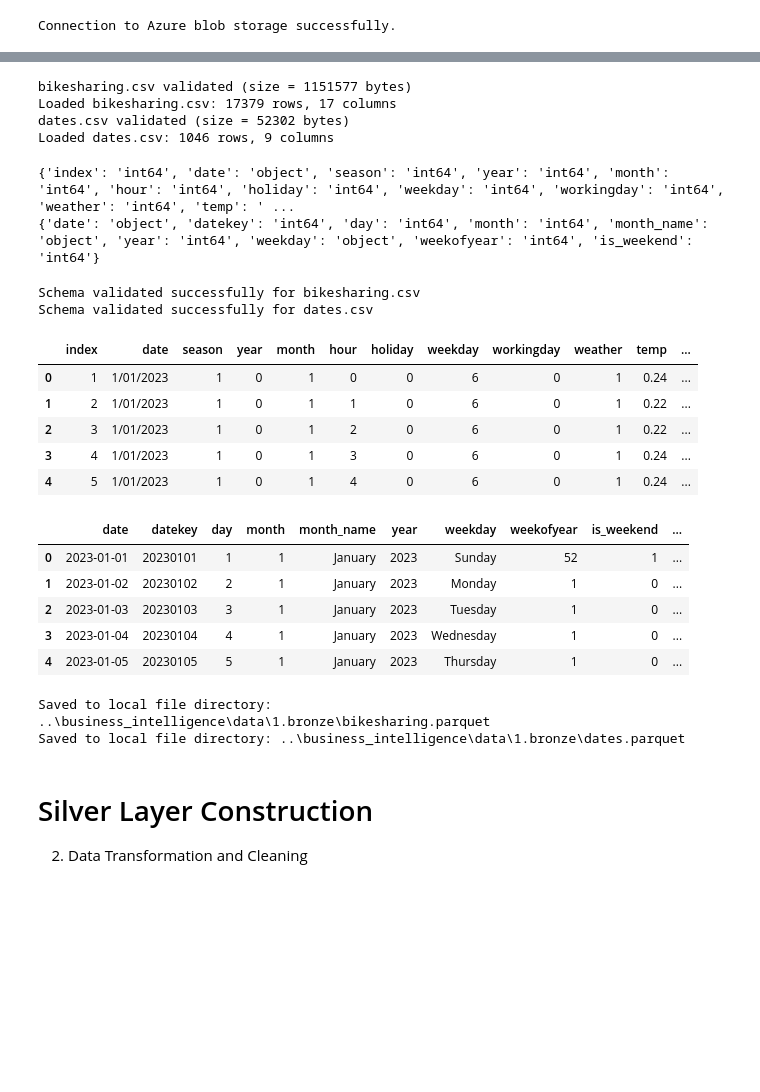
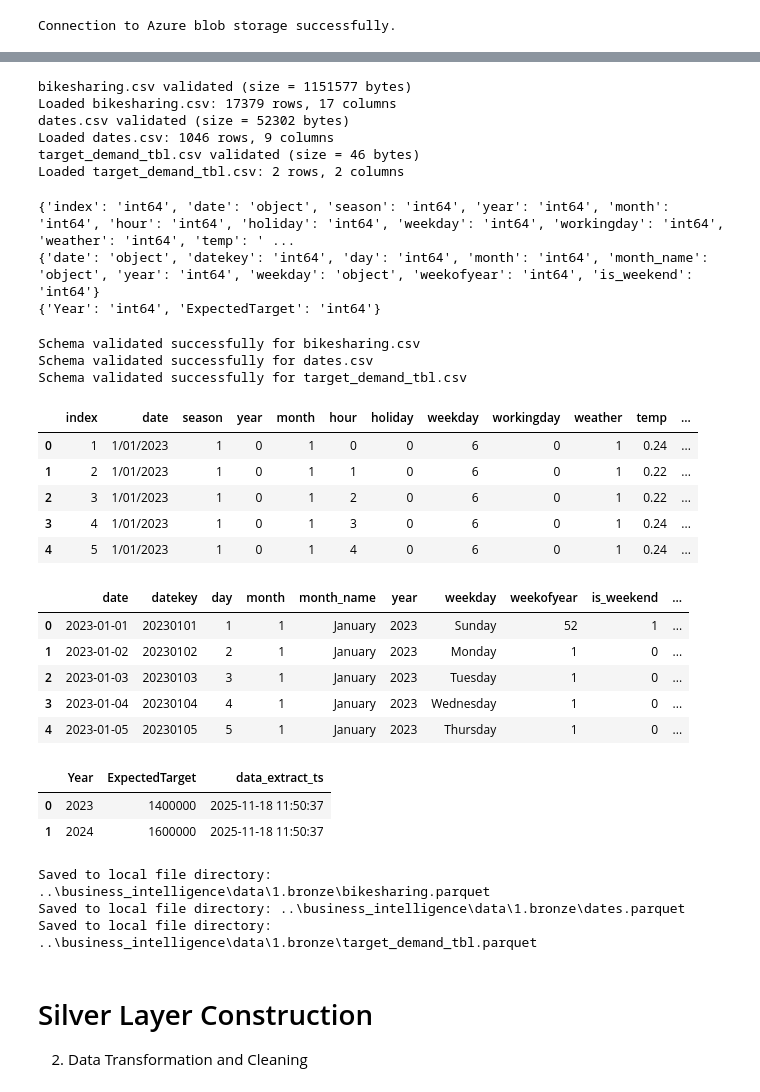
Before and after one commit to praghi/end_to_end_bike_sharing_data_project, a Jupyter notebook: notebooks/bi_pipeline.ipynb, the cells around one changed output, grey strips where cells are left out. Drawn from its saved outputs; the diff is of its cells as text; code cells hidden in the pictures; blank space fills up the shorter version.

```diff
--- a/notebooks/bi_pipeline.ipynb
+++ b/notebooks/bi_pipeline.ipynb
@@ -142,6 +149,7 @@ logging.info("Validating required files...")
 try:
     bikesharing_df = load_validated_csv("bikesharing.csv")
     dates_df = load_validated_csv("dates.csv")
+    targetexpected_df = load_validated_csv("target_demand_tbl.csv")
     logging.info("File validation successful.")
 except Exception as e:
     logging.error(f"File validation failed: {e}")
@@ -151,6 +159,8 @@ bikesharing.csv validated (size = 1151577 bytes)
 Loaded bikesharing.csv: 17379 rows, 17 columns
 dates.csv validated (size = 52302 bytes)
 Loaded dates.csv: 1046 rows, 9 columns
+target_demand_tbl.csv validated (size = 46 bytes)
+Loaded target_demand_tbl.csv: 2 rows, 2 columns
 # %%
 # Check schema of both the files
 
@@ -159,9 +169,13 @@ print(expected_bikesharing_schema)
 
 expected_dates_schema = dict(zip(dates_df.columns, dates_df.dtypes.astype(str)))
 print(expected_dates_schema)
+
+expected_targetexpected_schema = dict(zip(targetexpected_df.columns, targetexpected_df.dtypes.astype(str)))
+print(expected_targetexpected_schema)
 # %% [output]
 {'index': 'int64', 'date': 'object', 'season': 'int64', 'year': 'int64', 'month': 'int64', 'hour': 'int64', 'holiday': 'int64', 'weekday': 'int64', 'workingday': 'int64', 'weather': 'int64', 'temp': ' ...
 {'date': 'object', 'datekey': 'int64', 'day': 'int64', 'month': 'int64', 'month_name': 'object', 'year': 'int64', 'weekday': 'object', 'weekofyear': 'int64', 'is_weekend': 'int64'}
+{'Year': 'int64', 'ExpectedTarget': 'int64'}
 # %%
 def validate_schema(df: pd.DataFrame, expected_schema: dict, file_name: str):
     """
@@ -197,6 +211,7 @@ logging.info("Validating schema...")
 try:
     validate_schema(bikesharing_df, expected_bikesharing_schema, "bikesharing.csv")
     validate_schema(dates_df, expected_dates_schema, "dates.csv")
+    validate_schema(targetexpected_df, expected_targetexpected_schema, "target_demand_tbl.csv")
     logging.info("Schema validation successful.")
 except Exception as e:
     logging.error(f"Schema validation failed: {e}")
@@ -204,29 +219,35 @@ except Exception as e:
 # %% [output]
 Schema validated successfully for bikesharing.csv
 Schema validated successfully for dates.csv
+Schema validated successfully for target_demand_tbl.csv
 # %%
 # Add data extraction timestamp column for both dataframes and save to bronze folder
 
 current_ts = datetime.now().strftime("%Y-%m-%d %H:%M:%S")
 bikesharing_df["data_extract_ts"] = current_ts
 dates_df["data_extract_ts"] = current_ts
+targetexpected_df["data_extract_ts"] = current_ts
 # %%
 # Review the final dataframes
 display(bikesharing_df.head())
 display(dates_df.head())
+display(targetexpected_df.head())
 # %% [output]
 |  | index | date | season | year | month | hour | holiday | weekday | workingday | weather | temp | ... |
 | 0 | 1 | 1/01/2023 | 1 | 0 | 1 | 0 | 0 | 6 | 0 | 1 | 0.24 | ... |
 | 1 | 2 | 1/01/2023 | 1 | 0 | 1 | 1 | 0 | 6 | 0 | 1 | 0.22 | ... |
 | 2 | 3 | 1/01/2023 | 1 | 0 | 1 | 2 | 0 | 6 | 0 | 1 | 0.22 | ... |
 | 3 | 4 | 1/01/2023 | 1 | 0 | 1 | 3 | 0 | 6 | 0 | 1 | 0.24 | ... |
 | 4 | 5 | 1/01/2023 | 1 | 0 | 1 | 4 | 0 | 6 | 0 | 1 | 0.24 | ... |
 |  | date | datekey | day | month | month_name | year | weekday | weekofyear | is_weekend | ... |
 | 0 | 2023-01-01 | 20230101 | 1 | 1 | January | 2023 | Sunday | 52 | 1 | ... |
 | 1 | 2023-01-02 | 20230102 | 2 | 1 | January | 2023 | Monday | 1 | 0 | ... |
 | 2 | 2023-01-03 | 20230103 | 3 | 1 | January | 2023 | Tuesday | 1 | 0 | ... |
 | 3 | 2023-01-04 | 20230104 | 4 | 1 | January | 2023 | Wednesday | 1 | 0 | ... |
 | 4 | 2023-01-05 | 20230105 | 5 | 1 | January | 2023 | Thursday | 1 | 0 | ... |
+|  | Year | ExpectedTarget | data_extract_ts |
+| 0 | 2023 | 1400000 | 2025-11-18 11:50:37 |
+| 1 | 2024 | 1600000 | 2025-11-18 11:50:37 |
 # %%
 # save dataframes as parquet files locally and upload to bronze folder in local directory
 
@@ -244,6 +265,7 @@ logging.info("Saving datasets to Bronze layer...")
 try:
     save_parquet_local(bikesharing_df, bronze_folder_path + "/bikesharing.parquet")
     save_parquet_local(dates_df,       bronze_folder_path + "/dates.parquet")
+    save_parquet_local(targetexpected_df,       bronze_folder_path + "/target_demand_tbl.parquet")
     logging.info("Datasets saved to Bronze layer successfully.")
 except Exception as e:
     logging.error(f"Failed to save datasets to Bronze layer: {e}")
@@ -251,6 +273,7 @@ except Exception as e:
 # %% [output]
 Saved to local file directory: ..\business_intelligence\data\1.bronze\bikesharing.parquet
 Saved to local file directory: ..\business_intelligence\data\1.bronze\dates.parquet
+Saved to local file directory: ..\business_intelligence\data\1.bronze\target_demand_tbl.parquet
 # %% [markdown]
 # Silver Layer Construction
 2) Data Transformation and Cleaning
```
Also changed, not shown: parts of 15 cells of this notebook, 29 other files.
